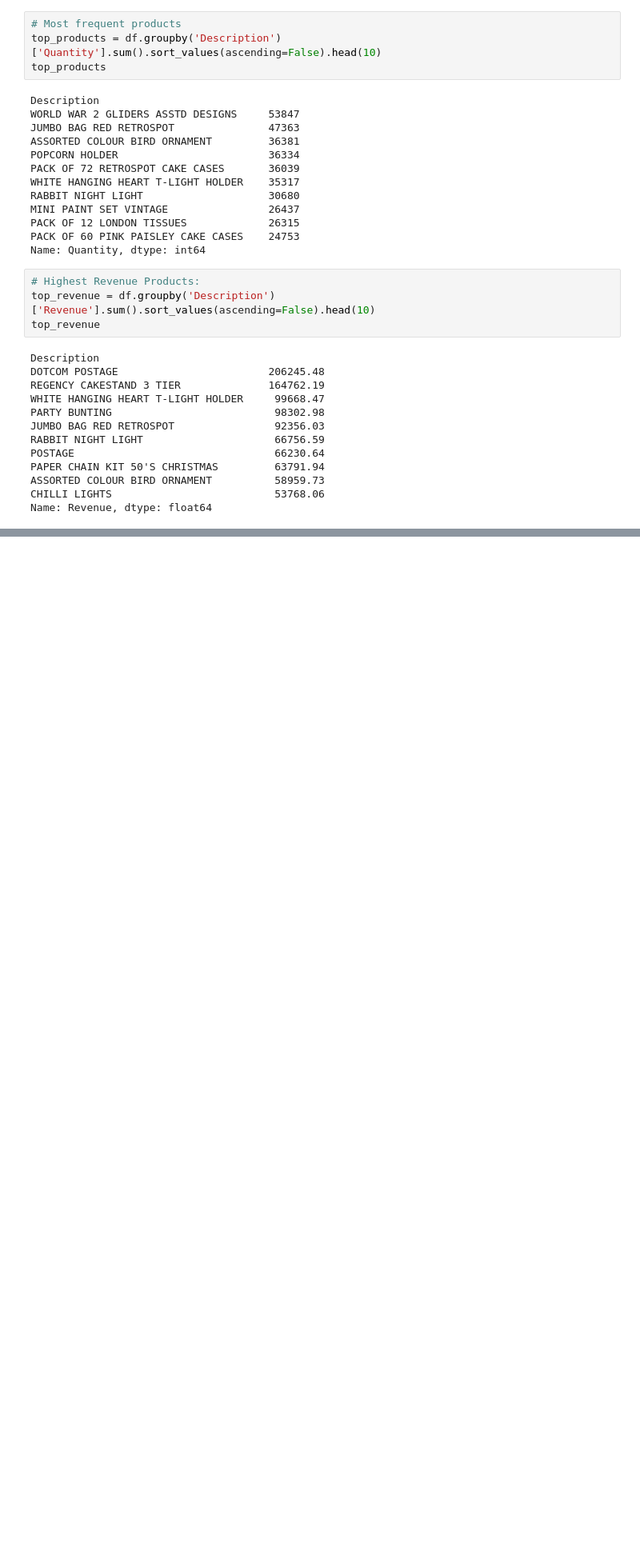
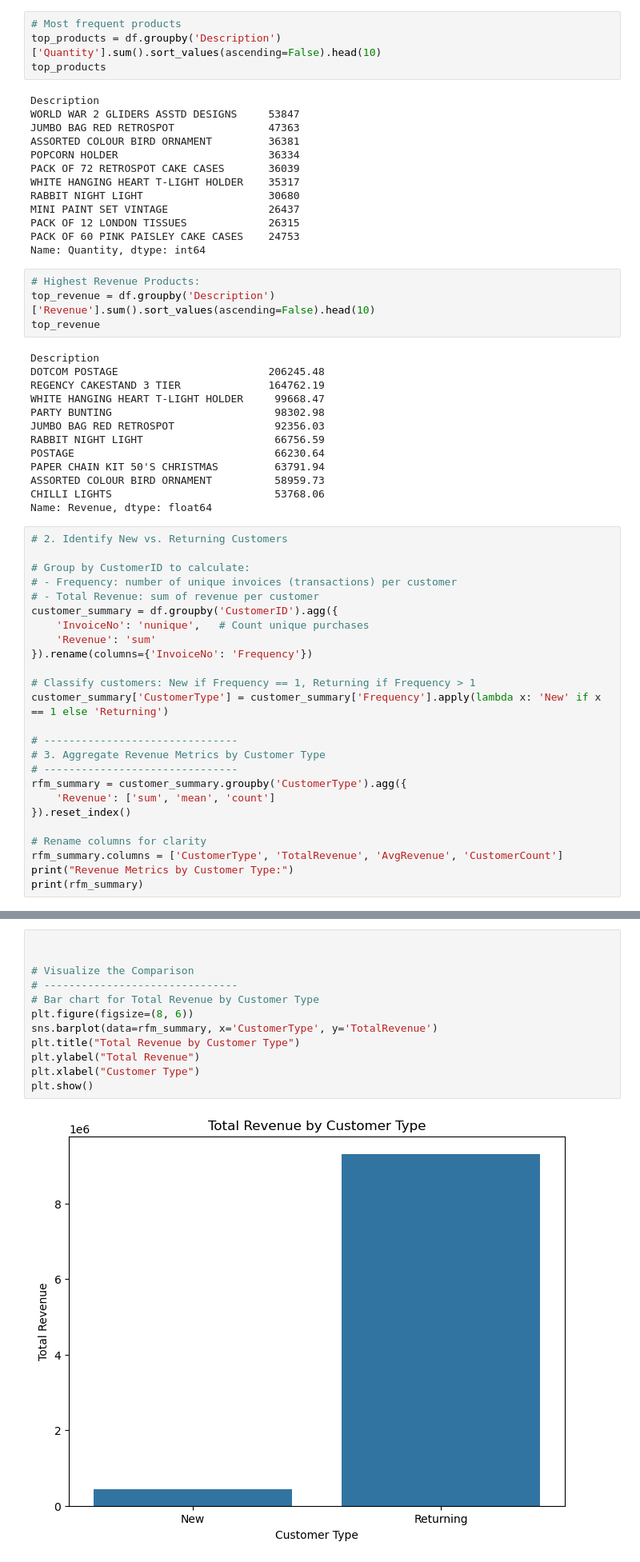
Before and after one commit to BihaniM/portfolio-project-1, a Jupyter notebook: Portfolio_project.ipynb, the cells around one changed output, grey strips where cells are left out. Shown: that part at 80% size. Drawn from its saved outputs; the diff is of its cells as text; blank space fills up the shorter version.

```diff
--- a/Portfolio_project.ipynb
+++ b/Portfolio_project.ipynb
@@ -270,3 +270,28 @@ PAPER CHAIN KIT 50'S CHRISTMAS         63791.94
 ASSORTED COLOUR BIRD ORNAMENT          58959.73
 CHILLI LIGHTS                          53768.06
 Name: Revenue, dtype: float64
+# %%
+# 2. Identify New vs. Returning Customers
+
+# Group by CustomerID to calculate:
+# - Frequency: number of unique invoices (transactions) per customer
+# - Total Revenue: sum of revenue per customer
+customer_summary = df.groupby('CustomerID').agg({
+    'InvoiceNo': 'nunique',   # Count unique purchases
+    'Revenue': 'sum'
+}).rename(columns={'InvoiceNo': 'Frequency'})
+
+# Classify customers: New if Frequency == 1, Returning if Frequency > 1
+customer_summary['CustomerType'] = customer_summary['Frequency'].apply(lambda x: 'New' if x == 1 else 'Returning')
+
+# -------------------------------
+# 3. Aggregate Revenue Metrics by Customer Type
+# -------------------------------
+rfm_summary = customer_summary.groupby('CustomerType').agg({
+    'Revenue': ['sum', 'mean', 'count']
+}).reset_index()
+
+# Rename columns for clarity
+rfm_summary.columns = ['CustomerType', 'TotalRevenue', 'AvgRevenue', 'CustomerCount']
+print("Revenue Metrics by Customer Type:")
+print(rfm_summary)
@@ -272,0 +303,14 @@ Name: Revenue, dtype: float64
+# %%
+
+
+# Visualize the Comparison
+# -------------------------------
+# Bar chart for Total Revenue by Customer Type
+plt.figure(figsize=(8, 6))
+sns.barplot(data=rfm_summary, x='CustomerType', y='TotalRevenue')
+plt.title("Total Revenue by Customer Type")
+plt.ylabel("Total Revenue")
+plt.xlabel("Customer Type")
+plt.show()
+# %% [output]
+[figure, added]
```
Also changed, not shown: parts of 11 cells of this notebook.
